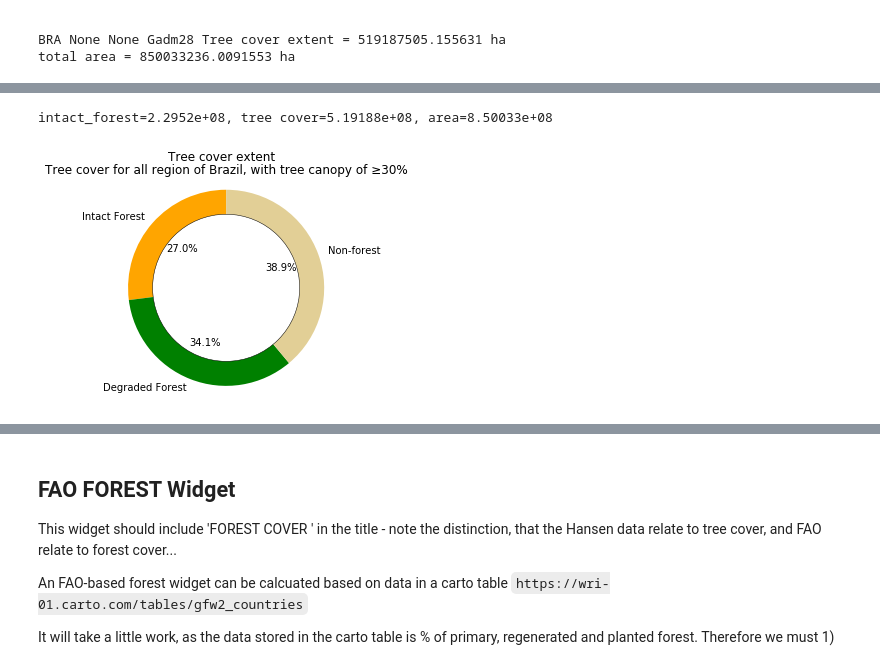
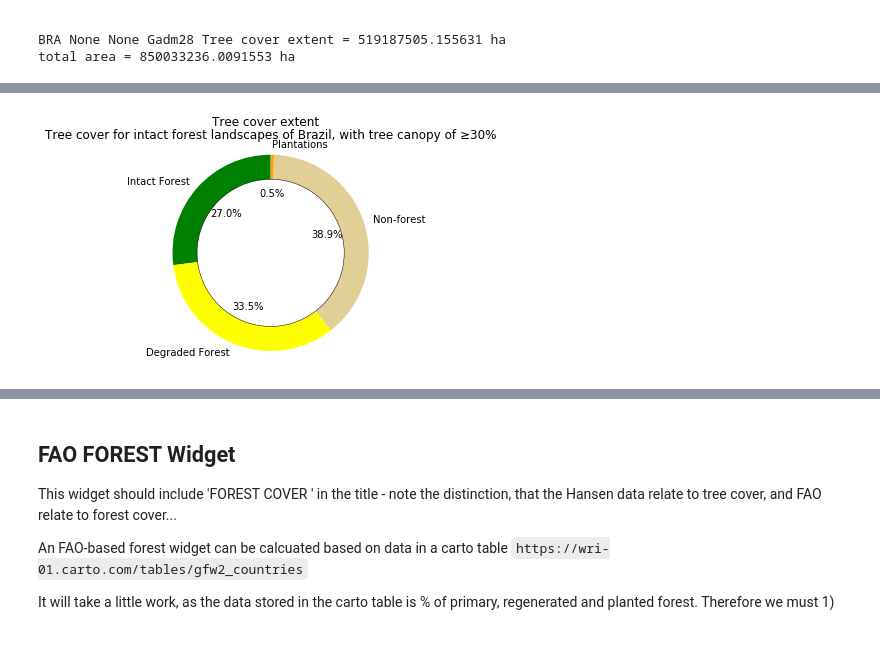
Before and after one commit to Vizzuality/data_sci_tutorials, a Jupyter notebook: work/Country_pages_examples.ipynb, the cells around one changed output, grey strips where cells are left out. Saved outputs shown, nothing was run; the diff lists cells and outputs as text; code cells hidden in the pictures.

Commit message:
Adds intact and primary forest specific extent widgets and dynamic sentences

```diff
--- a/work/Country_pages_examples.ipynb
+++ b/work/Country_pages_examples.ipynb
@@ -510,11 +512,11 @@ if adm0 and adm1 and adm2:
 
 
 if location in ['All Region']:
-    labels = 'Tree plantations', 'Natural Forest', 'Non-forest'
+    labels = ['Tree plantations', 'Natural Forest', 'Non-forest']
     sizes = [plantations, tree_cover_extent_2010 - plantations, total_area - tree_cover_extent_2010]
     colors = ['orange','green','#E2CF96']
 else:
-    labels = 'Tree cover', 'Non-forest'
+    labels = ['Tree cover', 'Non-forest']
     sizes = [tree_cover_extent_2010, total_area - tree_cover_extent_2010]
     colors = ['green','grey']
 
@@ -564,11 +597,11 @@ adm0 = 'BRA'
 threshold = 30
 adm1 = None
 adm2 = None
-location = 'All Region'
+location = 'Intact Forest Landscapes'
 year = 2000
 
 tags = ["land_cover"]
-selectable_polynames = ['gadm28', 'ifl_2013']
+selectable_polynames = ['ifl_2013', 'ifl_2013__mining','ifl_2013__wdpa']
 # %%
 # get a human readable {id: name} json for either admin 1 or 2 level as needed:
 
@@ -586,7 +653,15 @@ if adm1 and not adm2:
 # %%
+# Get specific extent and area values for intersections (mining in intact forest etc)
 url = f"https://production-api.globalforestwatch.org/v1/query/{ds}"
 
-sql = extent_queries(p_name=polynames[location], adm0=adm0, adm1=adm1, adm2=adm2, threshold=threshold)
+if location in ['Intact Forest Landscapes']:
+    poly = polynames['All Region']
+elif location in ['Protected Areas in Intact Forest Landscapes']:
+    poly = polynames['Protected Areas']
+elif location in ['Mining in Intact Forest Landscapes']:
+    poly = polynames['Mining']
+
+sql = extent_queries(p_name=poly, adm0=adm0, adm1=adm1, adm2=adm2, threshold=threshold)
 r = requests.get(url, params = {"sql": sql})
 
 print(r.url)
@@ -648,50 +730,55 @@ Status: 200
                        'url': '/v1/dataset/499682b1-3174-493f-ba1a-368b4636708e/clone'}}}
 
 BRA None None plantation area = 4660023.699318573 ha
-# %%
-#  Note if plantations are 0 - this situation should be considered the same as if plantation data
-# were not to be included. I.e. if plantation = 0 then
-
-if location in ['All Region']:
-    print(f"intact_forest={intact_forest:g}, tree cover={tree_cover_extent_2010:g}, area={total_area:g}")
-else:
-    print(f"tree cover={tree_cover_extent_2010:g}, area={total_area:g}")
-# %% [output]
-intact_forest=2.2952e+08, tree cover=5.19188e+08, area=8.50033e+08
 # %%
 # Pie chart, where the slices will be ordered and plotted counter-clockwise:
 if adm0 and not adm1 and not adm2:
     dynamic_sentence = (f"Tree cover for {location.lower()} of {iso_to_countries[adm0]}, "
                         f"with tree canopy of \u2265{threshold}%")
 if adm0 and adm1 and not adm2:
     dynamic_sentence = (f"Tree cover for {location.lower()} of {areaId_to_name[adm1]}, "
                         f"with tree canopy of \u2265{threshold}%")
 if adm0 and adm1 and adm2:
     dynamic_sentence = (f"Tree cover for {location.lower()} of {areaId_to_name[adm2]}, "
                         f"with tree canopy of \u2265{threshold}%")
 
+if location in ['Protected Areas in Intact Forest Landscapes', 'Mining in Intact Forest Landscapes']:
+        labels = ['Intact Forest', 'Degraded Forest', 'Non-forest']
+        sizes = [intact_forest, total_area - intact_forest, total_area - tree_cover_extent_2010]
+        colors = ['green', 'yellow','#E2CF96']
 
-if location in ['All Region']:
-    labels = 'Intact Forest', 'Degraded Forest', 'Non-forest'
+        if adm0 in valid_plantations and plantations != 0:
+
+            labels.append('Plantations')
+            sizes.append(plantations)
+            colors.append('orange')
+            sizes[1] = sizes[1] - plantations
+
+elif location in ['Intact Forest Landscapes']:
+    labels = ['Intact Forest', 'Degraded Forest', 'Non-forest']
     sizes = [intact_forest, tree_cover_extent_2010 - intact_forest, total_area - tree_cover_extent_2010]
-    colors = ['orange','green','#E2CF96']
-else:
-    labels = 'Degraded Forest', 'Non-forest'
-    sizes = [tree_cover_extent_2010, total_area - tree_cover_extent_2010]
-    colors = ['green','#E2CF96']
+    colors = ['green', 'yellow','#E2CF96']
+
+    if adm0 in valid_plantations and plantations != 0:
+
+        labels.append('Plantations')
+        sizes.append(plantations)
+        colors.append('orange')
+        sizes[1] = sizes[1] - plantations
+
 
 fig1, ax1 = plt.subplots()
 ax1.pie(sizes, labels=labels, autopct='%1.1f%%',
         shadow=False, startangle=90, colors=colors)
 ax1.axis('equal')
 centre_circle = plt.Circle((0,0),0.75,color='black', fc='white',linewidth=0.5)
 fig1 = plt.gcf()
 fig1.gca().add_artist(centre_circle)
 plt.suptitle('Tree cover extent')
 plt.title(dynamic_sentence)
 plt.show()
 # %% [output]
-[figure, old version]
+[figure, new version]
 # %%
 if adm2:
     print(f"{areaId_to_name[adm2]}, ", end="")
```
Also changed, not shown: parts of 19 cells of this notebook.
